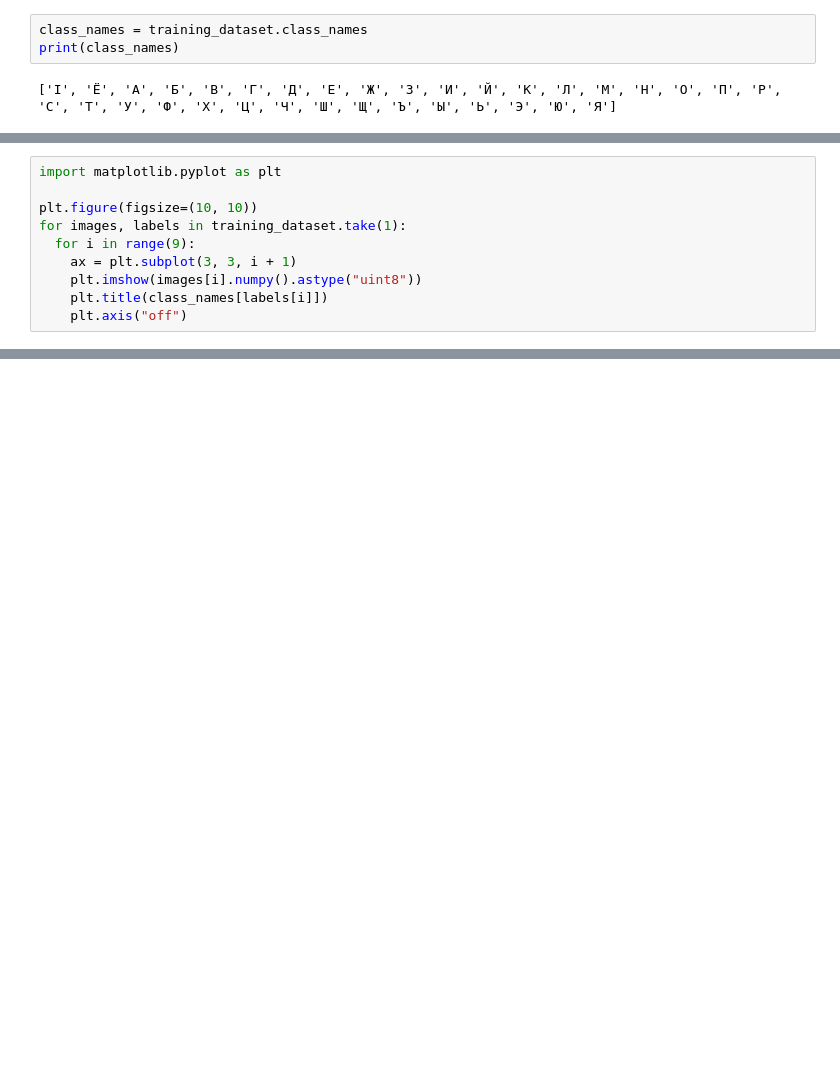
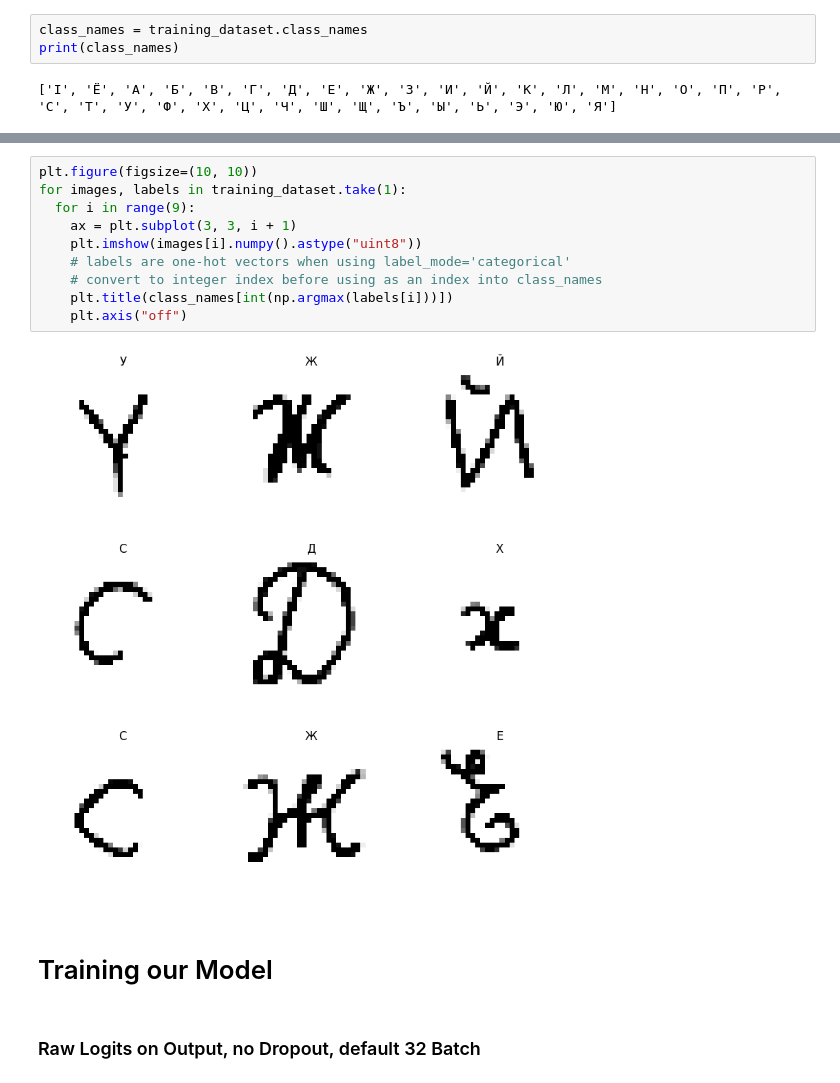
Before and after one commit to arismil/CoMNIST, a Jupyter notebook: model_train.ipynb, the cells around one changed output, grey strips where cells are left out. Saved outputs shown, nothing was run; the diff lists cells and outputs as text; blank space fills up the shorter version.

```diff
--- a/model_train.ipynb
+++ b/model_train.ipynb
@@ -59,10 +111,0 @@ for image_batch, labels_batch in training_dataset:
-# %%
-import matplotlib.pyplot as plt
-
-plt.figure(figsize=(10, 10))
-for images, labels in training_dataset.take(1):
-  for i in range(9):
-    ax = plt.subplot(3, 3, i + 1)
-    plt.imshow(images[i].numpy().astype("uint8"))
-    plt.title(class_names[labels[i]])
-    plt.axis("off")
@@ -171,0 +112,16 @@ Validation loss: 0.453451007604599
+# %%
+plt.figure(figsize=(10, 10))
+for images, labels in training_dataset.take(1):
+  for i in range(9):
+    ax = plt.subplot(3, 3, i + 1)
+    plt.imshow(images[i].numpy().astype("uint8"))
+    # labels are one-hot vectors when using label_mode='categorical'
+    # convert to integer index before using as an index into class_names
+    plt.title(class_names[int(np.argmax(labels[i]))])
+    plt.axis("off")
+# %% [output]
+[figure, added]
+# %% [markdown]
+# Training our Model
+# %% [markdown]
+### Raw Logits on Output, no Dropout, default 32 Batch
```
Also changed, not shown: parts of 56 cells of this notebook, 3 other files.
